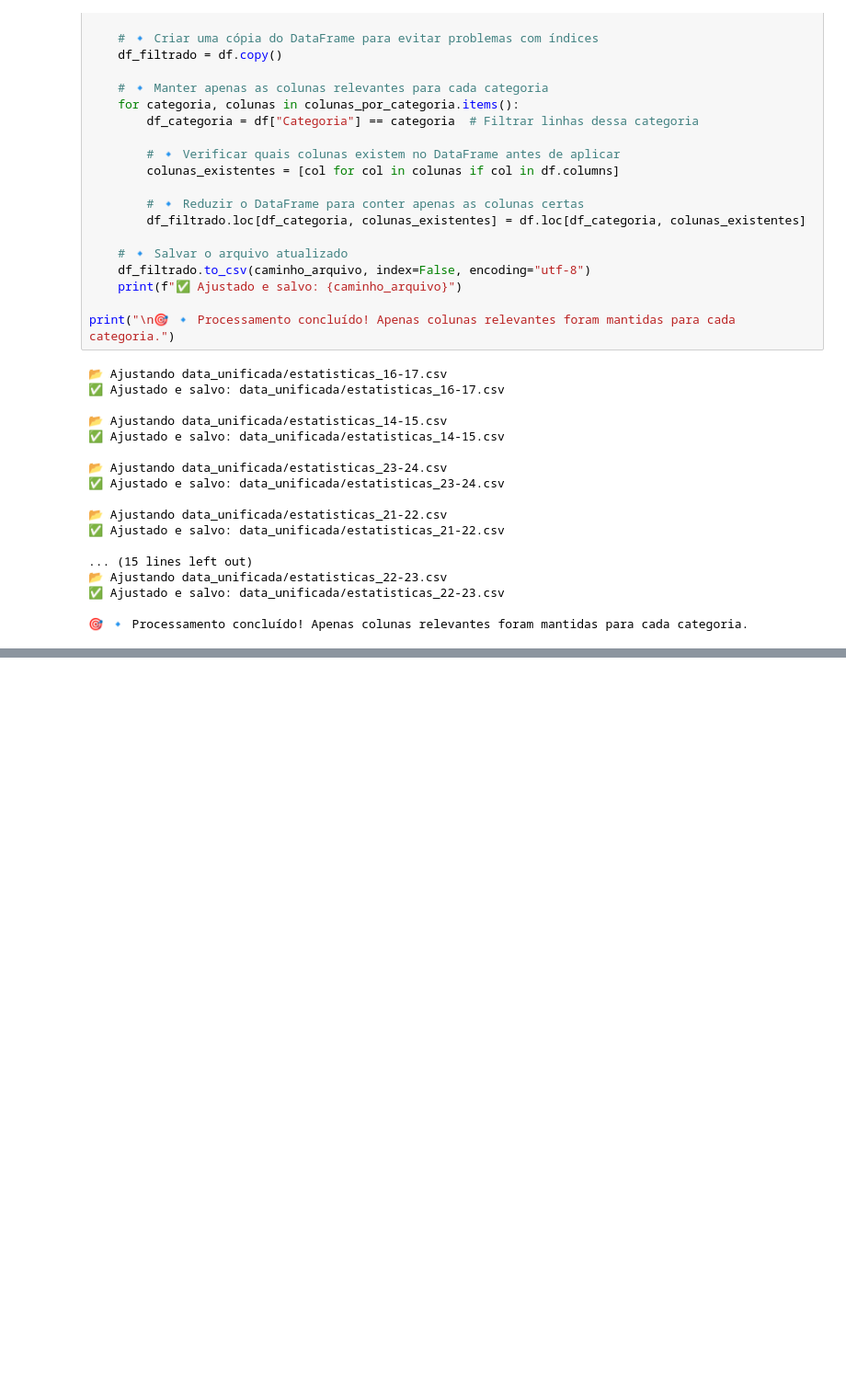
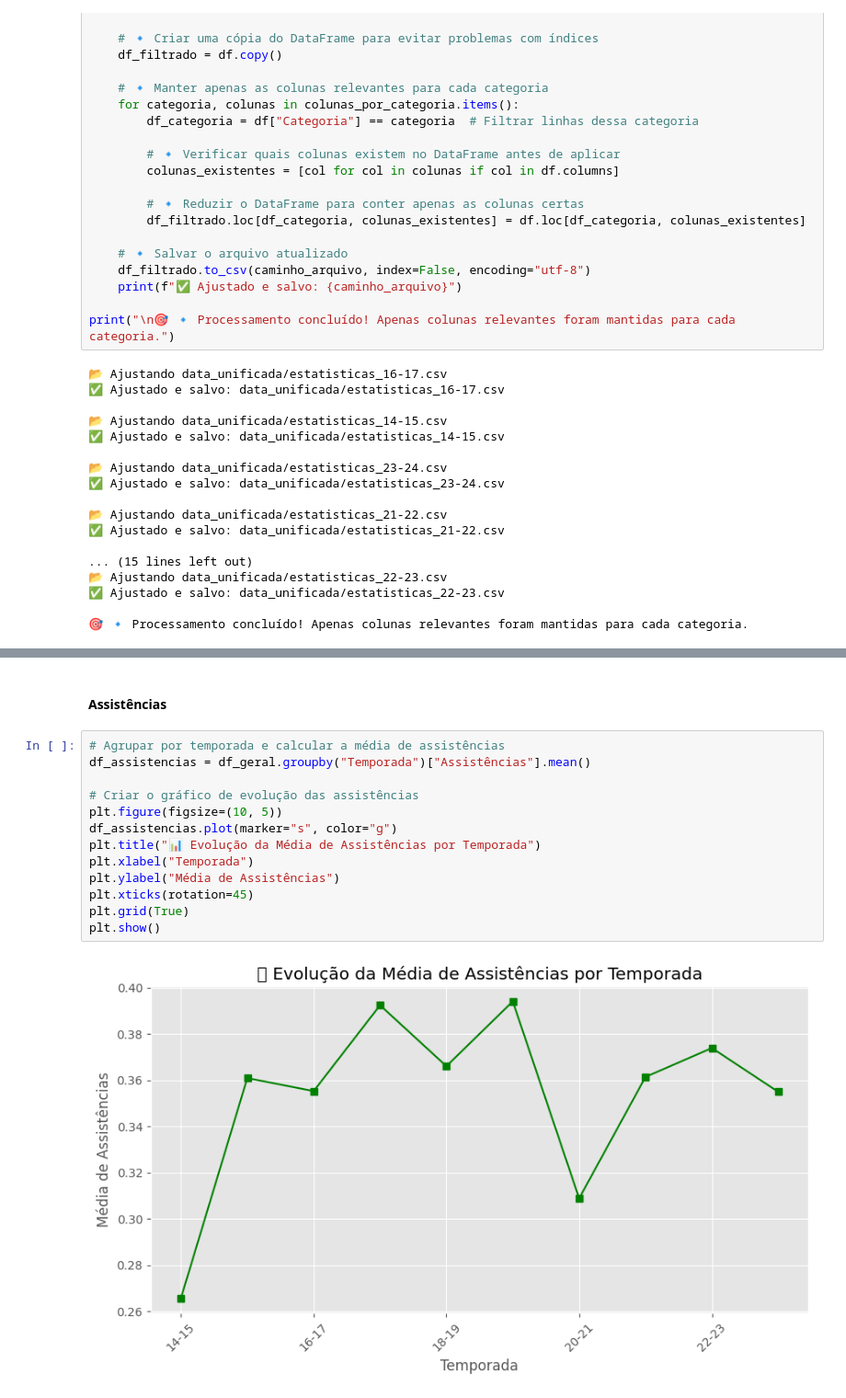
Before and after one commit to gabrierys/Data-Harvesting-Sofascore, a Jupyter notebook: champions_league_analysis.ipynb, the cells around one changed output, grey strips where cells are left out. Shown at 92% size. Cells and saved outputs as stored; diff of their text form; blank space fills up the shorter version.

```diff
--- a/champions_league_analysis.ipynb
+++ b/champions_league_analysis.ipynb
@@ -539,0 +593,17 @@ print("\n🎯 🔹 Processamento concluído! Apenas colunas relevantes foram man
+# %% [markdown]
+#### Assistências
+# %%
+# Agrupar por temporada e calcular a média de assistências
+df_assistencias = df_geral.groupby("Temporada")["Assistências"].mean()
+
+# Criar o gráfico de evolução das assistências
+plt.figure(figsize=(10, 5))
+df_assistencias.plot(marker="s", color="g")
+plt.title("📊 Evolução da Média de Assistências por Temporada")
+plt.xlabel("Temporada")
+plt.ylabel("Média de Assistências")
+plt.xticks(rotation=45)
+plt.grid(True)
+plt.show()
+# %% [output]
+[figure, added]
```
Also changed, not shown: parts of 22 cells of this notebook.
